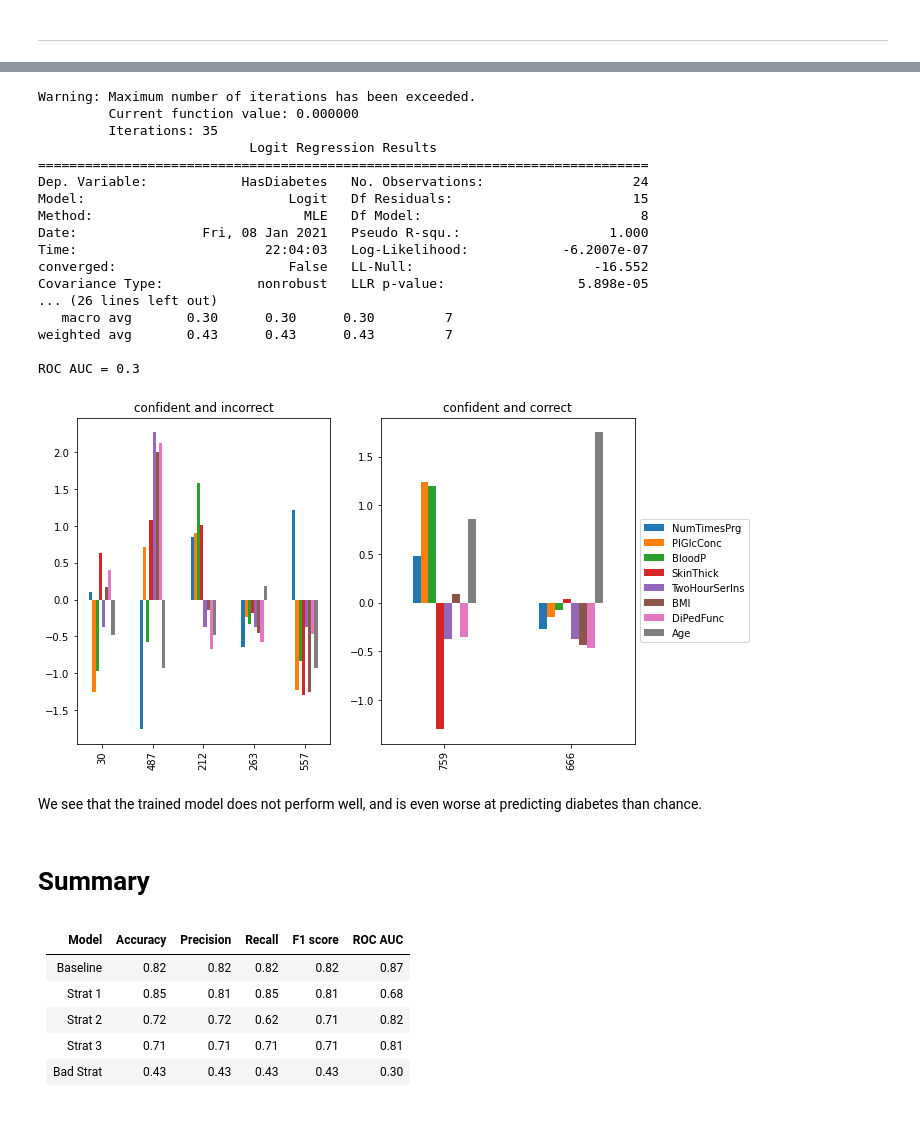
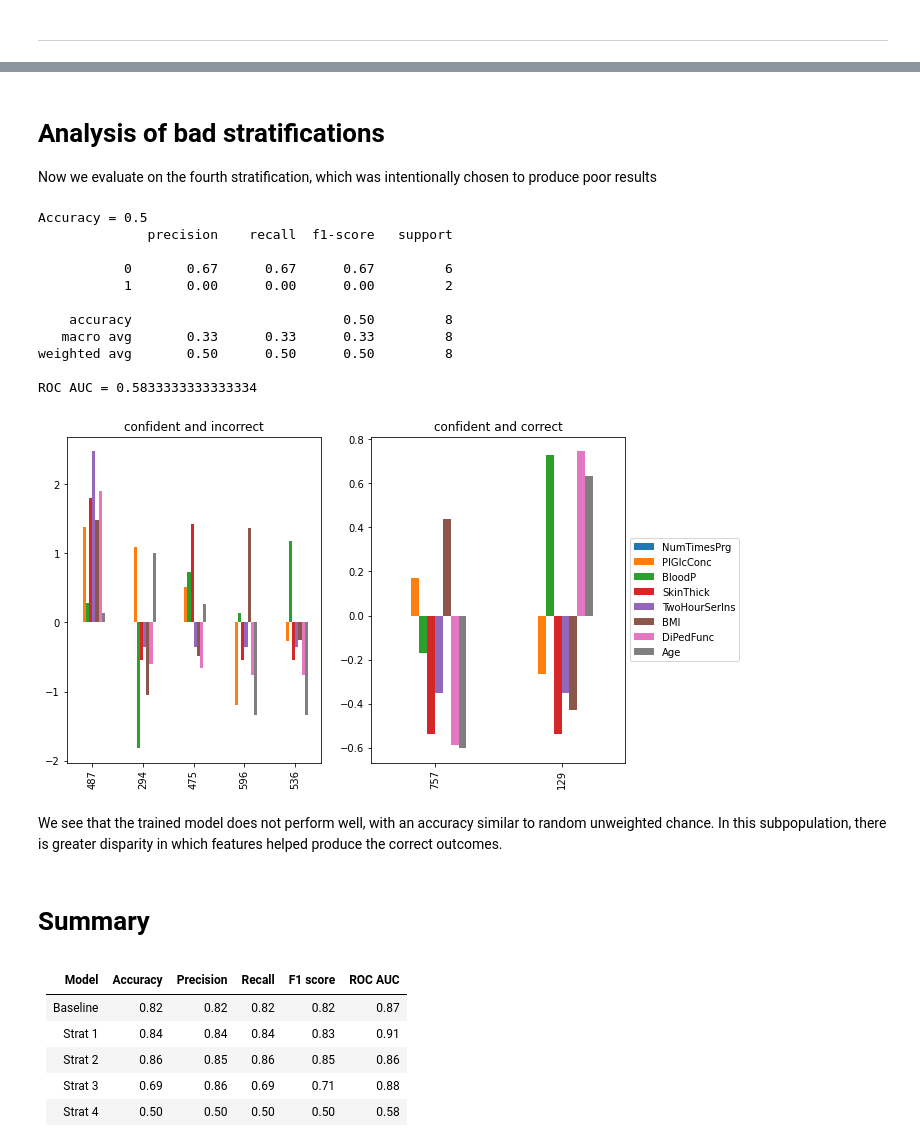
Before and after one commit to beaunorgeot/MI-CLAIM, a Jupyter notebook: MI_CLAIM_pima_population_stratification_analysis.ipynb, the cells around one changed output, grey strips where cells are left out. Cells and saved outputs as stored; diff of their text form; code cells hidden in the pictures; blank space fills up the shorter version.

```diff
--- a/MI_CLAIM_pima_population_stratification_analysis.ipynb
+++ b/MI_CLAIM_pima_population_stratification_analysis.ipynb
@@ -250,37 +216,32 @@ Now we stratify on the same features but chooose cutoffs that are more extreme a
-# %%
-bad_pop_df = df[(df['Age'] > 55) & (df['BMI'] > 27)]
-
-bad_pop_df_train, bad_pop_df_test = train_test_split(bad_pop_df, test_size=0.2, random_state=0)
-
-train_and_test(bad_pop_df_train, bad_pop_df_test)
-# %% [output]
-Warning: Maximum number of iterations has been exceeded.
-         Current function value: 0.000000
-         Iterations: 35
-                           Logit Regression Results
-==============================================================================
-Dep. Variable:            HasDiabetes   No. Observations:                   24
-Model:                          Logit   Df Residuals:                       15
-Method:                           MLE   Df Model:                            8
-Date:                Fri, 08 Jan 2021   Pseudo R-squ.:                   1.000
-Time:                        22:04:03   Log-Likelihood:            -6.2007e-07
-converged:                      False   LL-Null:                       -16.552
-Covariance Type:            nonrobust   LLR p-value:                 5.898e-05
-... (26 lines left out)
-   macro avg       0.30      0.30      0.30         7
-weighted avg       0.43      0.43      0.43         7
-
-ROC AUC = 0.3
-[figure, removed]
-# %% [markdown]
-We see that the trained model does not perform well, and is even worse at predicting diabetes than chance.
+# %% [markdown]
+# Analysis of bad stratifications
+
+Now we evaluate on the fourth stratification, which was intentionally chosen to produce poor results
+# %%
+res = predict_and_evaluate(df_test_strat4, model)
+plot_topk(res)
+# %% [output]
+Accuracy = 0.5
+              precision    recall  f1-score   support
+
+           0       0.67      0.67      0.67         6
+           1       0.00      0.00      0.00         2
+
+    accuracy                           0.50         8
+   macro avg       0.33      0.33      0.33         8
+weighted avg       0.50      0.50      0.50         8
+
+ROC AUC = 0.5833333333333334
+[figure, added]
+# %% [markdown]
+We see that the trained model does not perform well, with an accuracy similar to random unweighted chance. In this subpopulation, there is greater disparity in which features helped produce the correct outcomes.
 # %% [markdown]
 # Summary
 # %% [markdown]
 | Model | Accuracy | Precision | Recall | F1 score | ROC AUC |
 | :----:| :------: | :-------: | :-----:| :-------:| :-----: |
 |  Baseline   |  0.82   |   0.82   |  0.82  |   0.82   |   0.87  |
-|  Strat 1   |   0.85  |   0.81   |  0.85  |   0.81   |   0.68  |
-|  Strat 2 |   0.72 |   0.72  |  0.62  |  0.71    |   0.82  |
-|  Strat 3 |  0.71    |  0.71  | 0.71  |  0.71  |  0.81 |
-|  Bad Strat |  0.43    |  0.43  | 0.43  |  0.43  |  0.30 |
+|  Strat 1   |   0.84  |   0.84   |  0.84  |   0.83   |   0.91  |
+|  Strat 2 |   0.86 |   0.85  |  0.86  |  0.85    |   0.86  |
+|  Strat 3 |  0.69    |  0.86  | 0.69  |  0.71  |  0.88 |
+|  Strat 4 |  0.50    |  0.50  | 0.50  |  0.50  |  0.58 |
```
Also changed, not shown: parts of 20 cells of this notebook.
